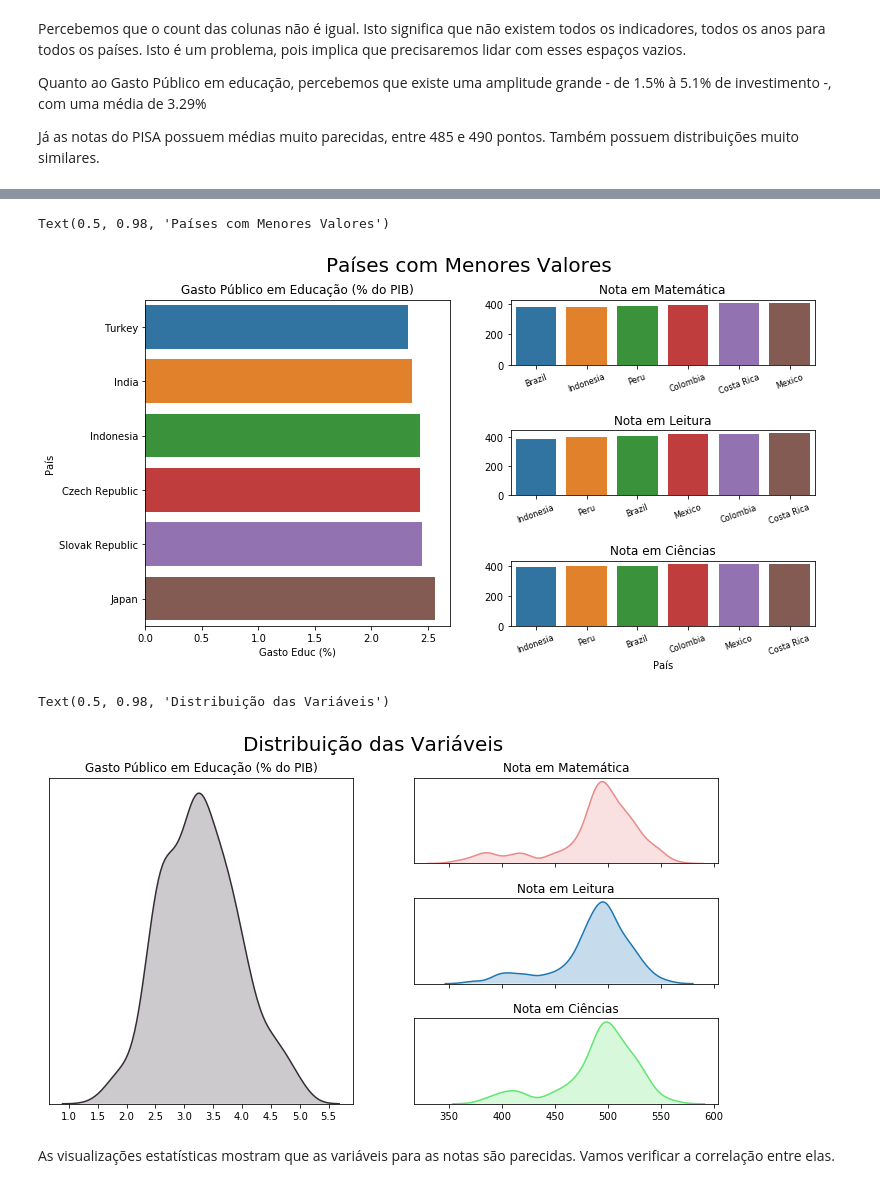
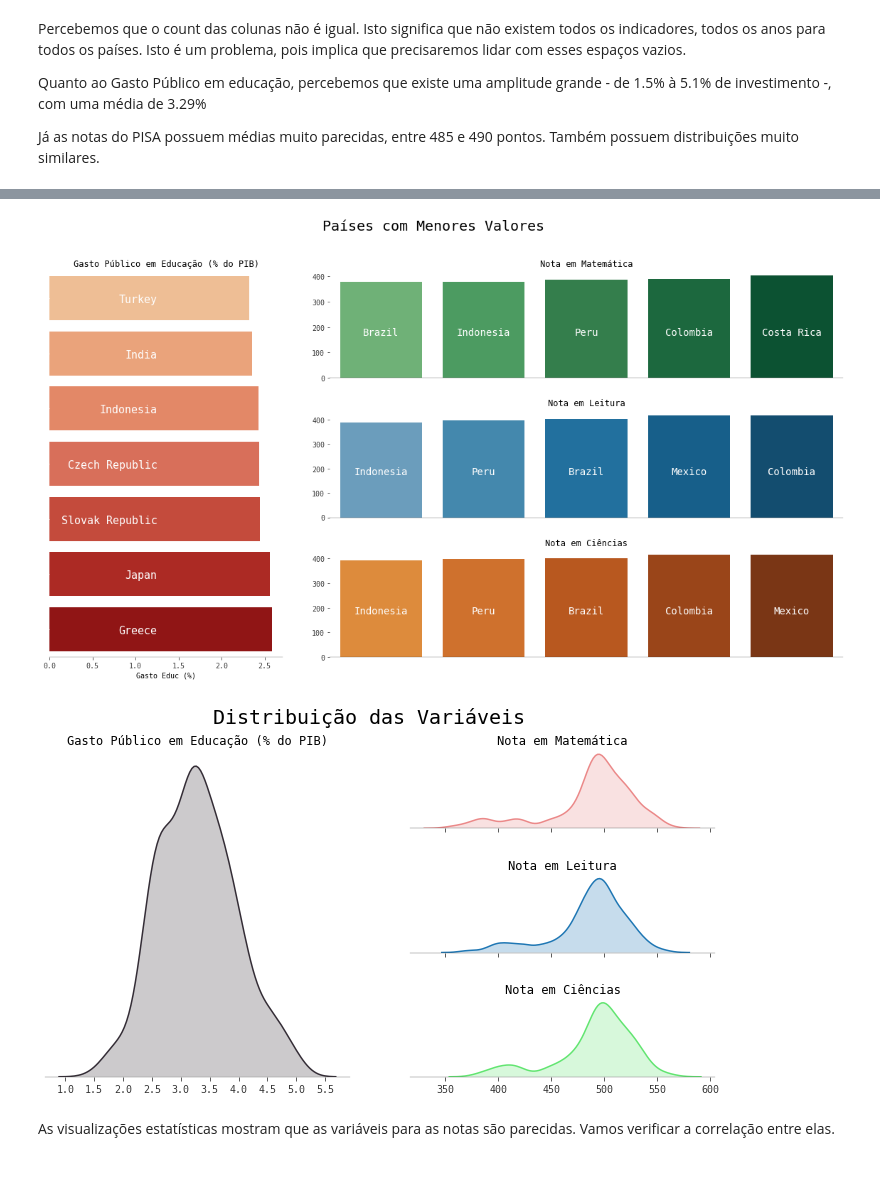
Before and after one commit to kojabawa/exploratory_data_analysis, a Jupyter notebook: EDA/Trabalho Asla.ipynb, the cells around one changed output, grey strips where cells are left out. Cells and saved outputs as stored; diff of their text form; code cells hidden in the pictures.

```diff
--- a/EDA/Trabalho Asla.ipynb
+++ b/EDA/Trabalho Asla.ipynb
@@ -231,53 +244,66 @@ Text(0.5, 0.98, 'Países com Maiores Valores')
 # %%
 base_group_country = base_group.groupby(['País','country']).mean().reset_index()
 
 #Vamos visualizar as distribuições dessas colunas.
-fig = plt.figure(figsize=(12,6))
+fig = plt.figure(figsize=(20,10))
 
 #Gerando um espaço de imagem do matplotlib
-gs = gridspec.GridSpec(3, 2, wspace=0.2, hspace=1,figure=fig)
+gs = gridspec.GridSpec(3, 3, wspace=0.2, hspace=0.3,figure=fig)
 
 #Criando os sub-espaços (1 maior, e 3 menores)
 #No código abaixo estamos forçando os gráficos do PISA a terem todos os mesmo eixo X.
-ax0 = fig.add_subplot(gs[0, 1])
-plt.xticks(rotation=20,fontsize=8)
+ax0 = fig.add_subplot(gs[0, 1:])
+plt.xticks(fontsize=9)
 plt.title('Nota em Matemática')
 
-ax1 = fig.add_subplot(gs[1, 1])
-plt.xticks(rotation=20,fontsize=8)
+ax1 = fig.add_subplot(gs[1, 1:])
+plt.xticks(fontsize=9)
 plt.title('Nota em Leitura')
 
-ax2 = fig.add_subplot(gs[2, 1])
-plt.xticks(rotation=20,fontsize=8)
+ax2 = fig.add_subplot(gs[2, 1:])
+plt.xticks(fontsize=9)
 plt.title('Nota em Ciências')
 
 ax3 = fig.add_subplot(gs[:, 0])
 plt.yticks([])
 plt.xticks([x/100 for x in range(0,700,50)])
 plt.title('Gasto Público em Educação (% do PIB)')
 
 ax0.axes.get_xaxis().get_label().set_visible(False)
 ax1.axes.get_xaxis().get_label().set_visible(False)
+ax2.axes.get_xaxis().get_label().set_visible(False)
 ax0.axes.get_yaxis().get_label().set_visible(False)
 ax1.axes.get_yaxis().get_label().set_visible(False)
 ax2.axes.get_yaxis().get_label().set_visible(False)
+ax3.axes.get_yaxis().get_label().set_visible(False)
 
 #Plotando os gráficos de distribuição.
-sns.barplot(data=base_group_country.sort_values('Gasto Educ (%)',ascending=True)[:6],x='Gasto Educ (%)',y='País',ci=0,ax=ax3)
-sns.barplot(data=base_group_country.sort_values('Nota Matemática',ascending=True)[:6],y='Nota Matemática',x='País',ax=ax0)
-sns.barplot(data=base_group_country.sort_values('Nota Leitura',ascending=True)[:6],y='Nota Leitura',x='País',ax=ax1)
-sns.barplot(data=base_group_country.sort_values('Nota Ciências',ascending=True)[:6],y='Nota Ciências',x='País',ax=ax2)
+g3 = sns.barplot(data=base_group_country.sort_values('Gasto Educ (%)',ascending=True)[:7],x='Gasto Educ (%)',y='País',
+                 ci=0,ax=ax3,palette=sns.color_palette("OrRd", 10)[3:])
+g3.tick_params(axis="y",direction="out", pad=-155,colors='white',labelsize=15)
+
+g0 = sns.barplot(data=base_group_country.sort_values('Nota Matemática',ascending=True)[:5],y='Nota Matemática',x='País',
+                 ax=ax0,palette=sns.color_palette("YlGn", 10)[5:])
+g0.tick_params(axis="x",direction="out", pad=-75,colors='white',labelsize=14)
+
+g1 = sns.barplot(data=base_group_country.sort_values('Nota Leitura',ascending=True)[:5],y='Nota Leitura',x='País',
+                 ax=ax1,palette=sns.color_palette("PuBu", 10)[5:])
+g1.tick_params(axis="x",direction="out", pad=-75,colors='white',labelsize=14)
+
+g2 = sns.barplot(data=base_group_country.sort_values('Nota Ciências',ascending=True)[:5],y='Nota Ciências',x='País',
+                 ax=ax2,palette=sns.color_palette("YlOrBr", 10)[5:])
+g2.tick_params(axis="x",direction="out", pad=-75,colors='white',labelsize=14)
 
 fig.suptitle('Países com Menores Valores',fontsize=20)
+plt.show()
 # %% [output]
-Text(0.5, 0.98, 'Países com Menores Valores')
-[figure, old version]
+[figure, new version]
 # %%
 #Vamos visualizar as distribuições dessas colunas.
 fig = plt.figure(figsize=(12,6))
 
 #Gerando um espaço de imagem do matplotlib
-gs = gridspec.GridSpec(3, 2, wspace=0.2, hspace=0.4,figure=fig)
+gs = gridspec.GridSpec(3, 2, wspace=0.2, hspace=0.6,figure=fig)
 
 #Criando os sub-espaços (1 maior, e 3 menores)
 #No código abaixo estamos forçando os gráficos do PISA a terem todos os mesmo eixo X.
@@ -308,8 +334,8 @@ sns.distplot(base_group['Nota Leitura'],ax=ax1,hist=False,kde_kws={"shade": True
 sns.distplot(base_group['Nota Ciências'],ax=ax2,hist=False,axlabel=False,kde_kws={"shade": True},color='#62e571')
 
 fig.suptitle('Distribuição das Variáveis',fontsize=20)
+plt.show()
 # %% [output]
-Text(0.5, 0.98, 'Distribuição das Variáveis')
-[figure, old version]
+[figure, new version]
 # %% [markdown]
 As visualizações estatísticas mostram que as variáveis para as notas são parecidas. Vamos verificar a correlação entre elas.
```
Also changed, not shown: parts of 15 cells of this notebook.
